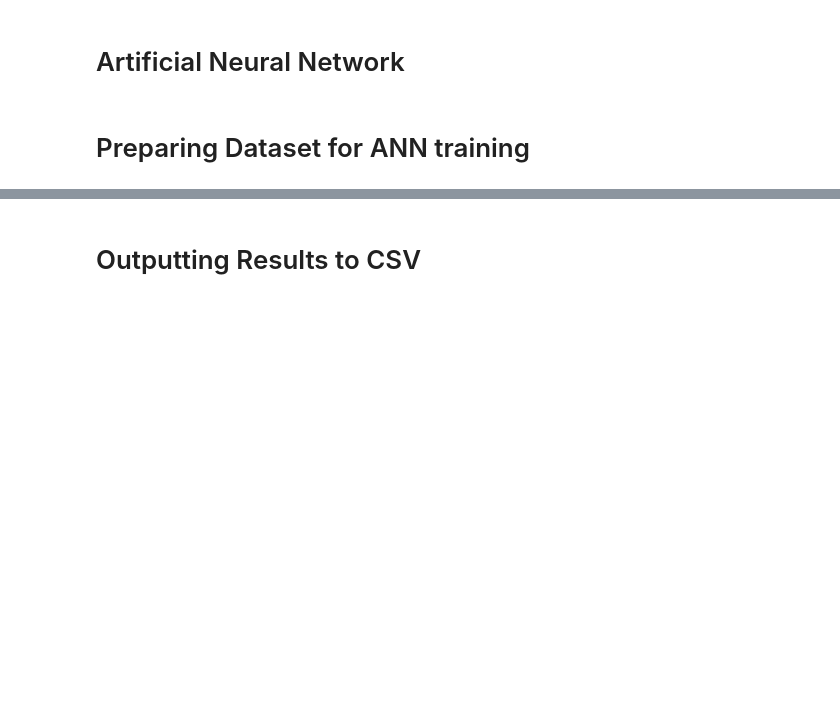
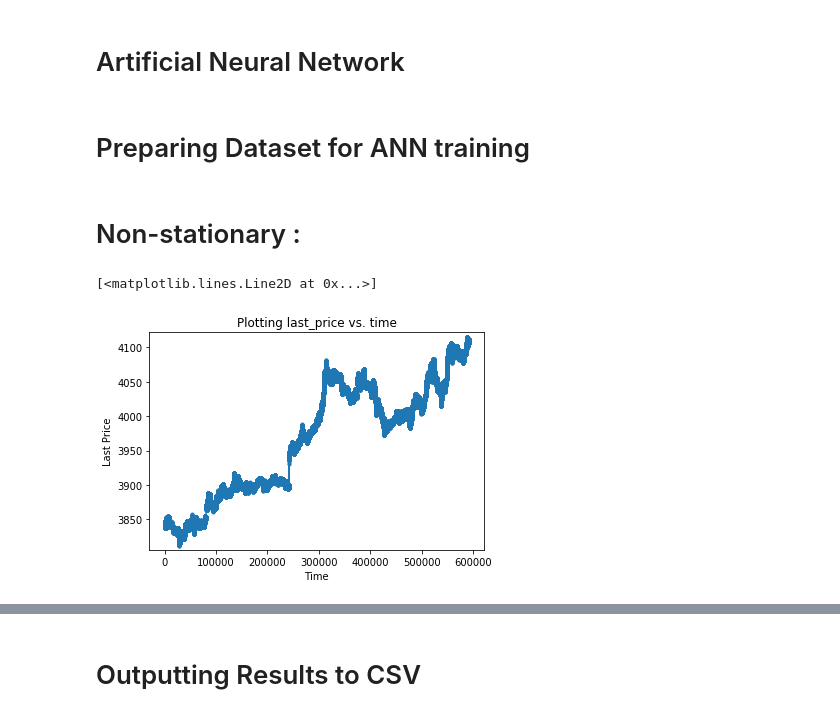
Before and after one commit to betzcats/cs155project1, a Jupyter notebook: Logistic Regression, ANN, maybe SVC.ipynb, the cells around one changed output, grey strips where cells are left out. Saved outputs shown, nothing was run; the diff lists cells and outputs as text; code cells hidden in the pictures; blank space fills up the shorter version.

```diff
--- a/Logistic Regression, ANN, maybe SVC.ipynb
+++ b/Logistic Regression, ANN, maybe SVC.ipynb
@@ -173,3 +173,27 @@ df = pd.read_csv("data/train.csv")
 df.columns = list(df.columns.values)
 df_test = pd.read_csv("data/test.csv")
 df_test.columns = list(df_test.columns.values)
+# %%
+df_test.columns = ['id', 'last_price', 'mid', 'opened_position_qty',
+       'closed_position_qty', 'transacted_qty', 'd_open_interest', 'bid1',
+       'bid2', 'bid3', 'bid4', 'bid5', 'ask1', 'ask2', 'ask3', 'ask4', 'ask5',
+       'bid1vol', 'bid2vol', 'bid3vol', 'bid4vol', 'bid5vol', 'ask1vol',
+       'ask2vol', 'ask3vol', 'ask4vol', 'ask5vol']
+df.columns = ['id', 'last_price', 'mid', 'opened_position_qty',
+       'closed_position_qty', 'transacted_qty', 'd_open_interest', 'bid1',
+       'bid2', 'bid3', 'bid4', 'bid5', 'ask1', 'ask2', 'ask3', 'ask4', 'ask5',
+       'bid1vol', 'bid2vol', 'bid3vol', 'bid4vol', 'bid5vol', 'ask1vol',
+       'ask2vol', 'ask3vol', 'ask4vol', 'ask5vol', 'y']
+# %% [markdown]
+# Non-stationary :
+# %%
+fig = plt.figure()
+plt.title('Plotting last_price vs. time')
+plt.xlabel('Time')
+plt.ylabel('Last Price')
+plt.margins(y=0.02)
+
+plt.plot(df["id"], df["last_price"], marker = '.', linewidth = 1.5)
+# %% [output]
+[<matplotlib.lines.Line2D at 0x...>]
+[figure, added]
```
Also changed, not shown: parts of 19 cells of this notebook, 8 other files.
